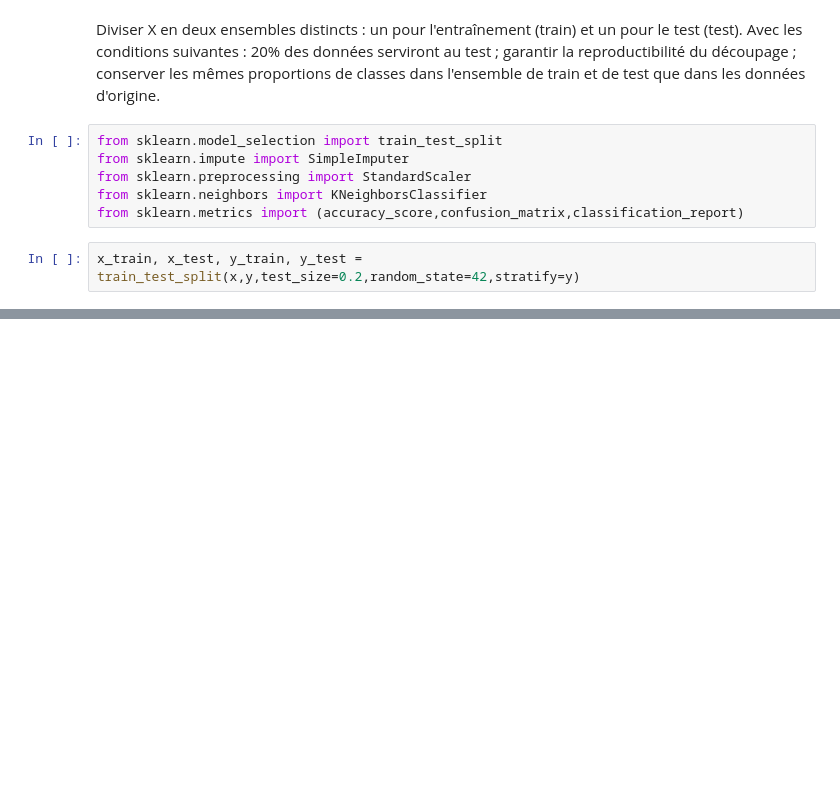
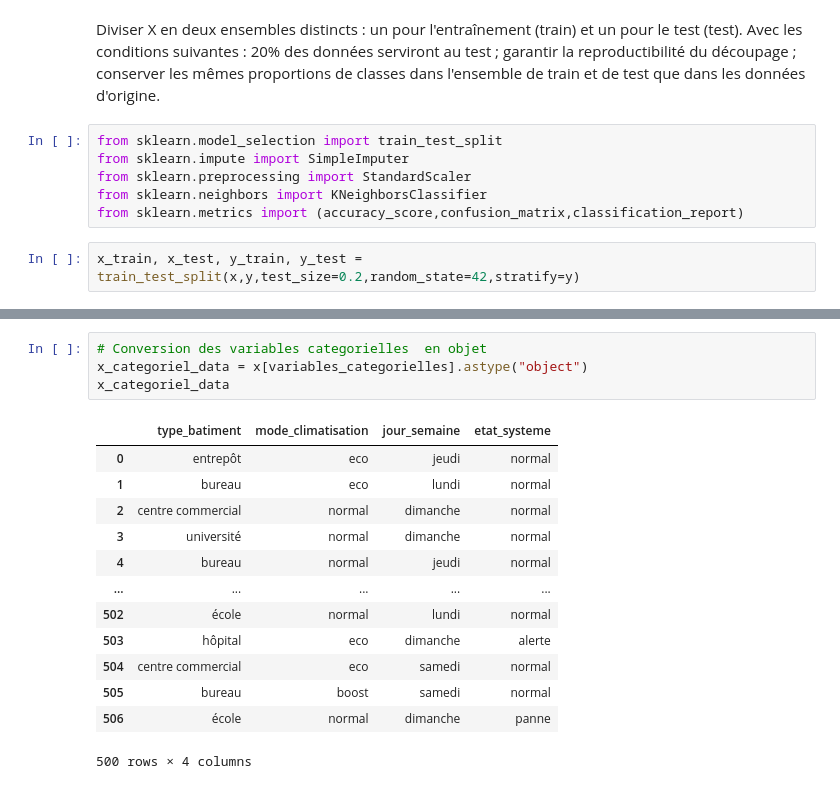
Before and after one commit to khadidiatoungom4-ai/Atelier_Pr-paration_de_donn-es_tabulaires-, a Jupyter notebook: notebooks/atelier_prepa_donnees_tab.ipynb, the cells around one changed output, grey strips where cells are left out. Cells and saved outputs as stored; diff of their text form; blank space fills up the shorter version.

Commit message:
Partie 4 – Encodage des variables catégorielles: correction,conversion des variables categorielles et verification des valeurs maquantes

```diff
--- a/notebooks/atelier_prepa_donnees_tab.ipynb
+++ b/notebooks/atelier_prepa_donnees_tab.ipynb
@@ -708,0 +727,18 @@ x_train, x_test, y_train, y_test = train_test_split(x,y,test_size=0.2,random_sta
+# %%
+# Conversion des variables categorielles  en objet
+x_categoriel_data = x[variables_categorielles].astype("object")
+x_categoriel_data
+# %% [output]
+|  | type_batiment | mode_climatisation | jour_semaine | etat_systeme |
+| 0 | entrepôt | eco | jeudi | normal |
+| 1 | bureau | eco | lundi | normal |
+| 2 | centre commercial | normal | dimanche | normal |
+| 3 | université | normal | dimanche | normal |
+| 4 | bureau | normal | jeudi | normal |
+| ... | ... | ... | ... | ... |
+| 502 | école | normal | lundi | normal |
+| 503 | hôpital | eco | dimanche | alerte |
+| 504 | centre commercial | eco | samedi | normal |
+| 505 | bureau | boost | samedi | normal |
+| 506 | école | normal | dimanche | panne |
+500 rows × 4 columns
```
Also changed, not shown: parts of 6 cells of this notebook.
